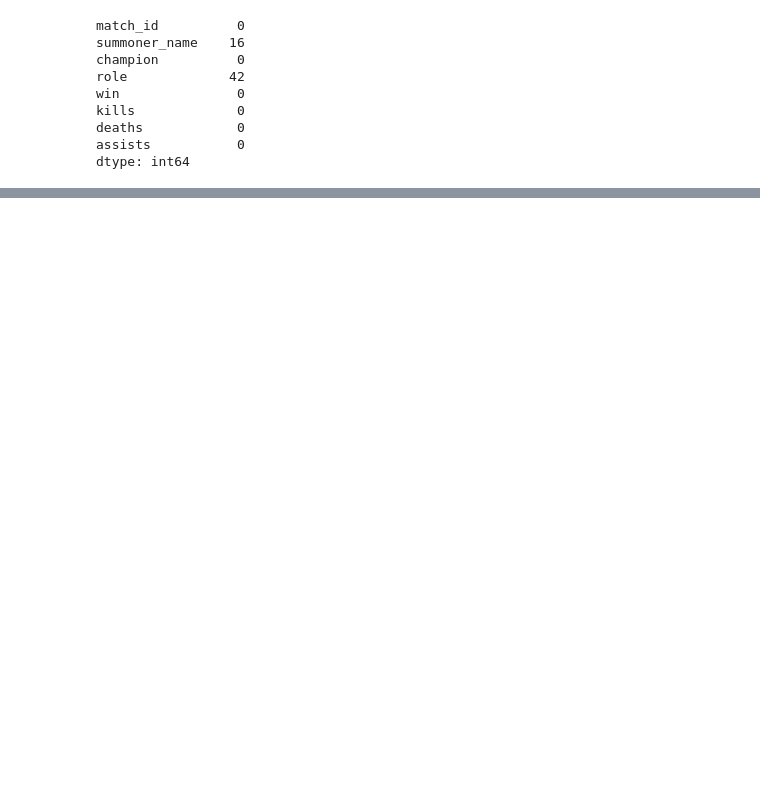
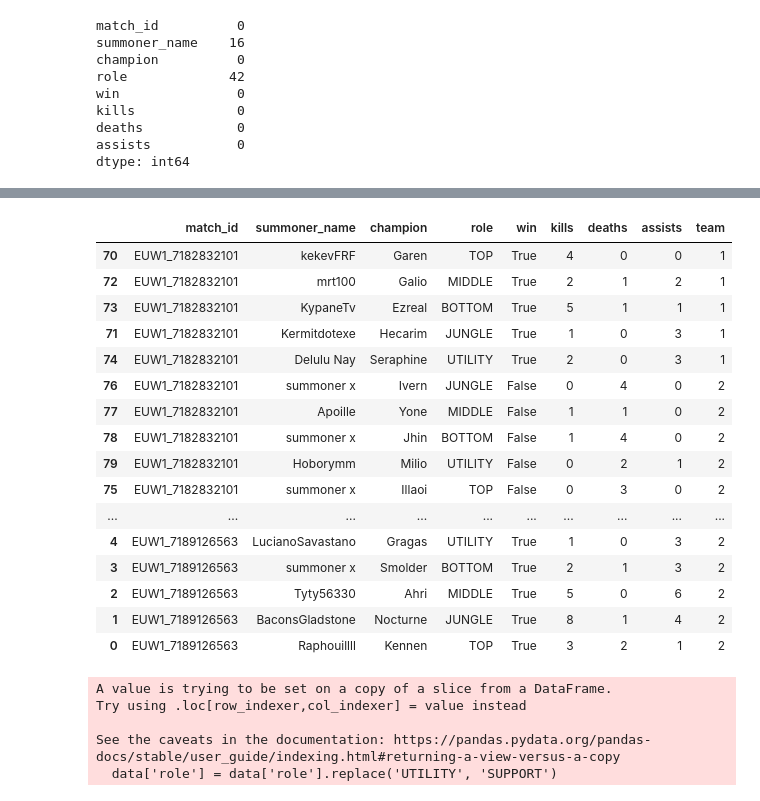
Before and after one commit to nyrouz911/lol_winrate_pred, a Jupyter notebook: notebooks/data_processing.ipynb, the cells around one changed output, grey strips where cells are left out. Drawn from its saved outputs; the diff is of its cells as text; code cells hidden in the pictures; blank space fills up the shorter version.

Commit message:
adding data_processing phase

```diff
--- a/notebooks/data_processing.ipynb
+++ b/notebooks/data_processing.ipynb
@@ -3,6 +3,6 @@
 import pandas as pd
 # %%
 #import + read csv file
-data = pd.read_csv("matches.csv")
-print(data.head())
+data = pd.read_csv("..\data\matches.csv")
+data.head()
 # %% [output]
@@ -51,3 +43,8 @@ kills             0
 deaths            0
 assists           0
 dtype: int64
+# %%
+data = data.sort_values(by=["match_id"])
+# %%
+# Assign a team column based on the index within each match_id group
+data['team'] = data.groupby('match_id').cumcount() // 5 + 1
@@ -54 +67,34 @@ dtype: int64
+# %%
+#data imputation
+data['summoner_name']=data['summoner_name'].fillna('summoner x')
+data = data.dropna(subset=['role'])
+# %%
+data
+# %% [output]
+|  | match_id | summoner_name | champion | role | win | kills | deaths | assists | team |
+| 70 | EUW1_7182832101 | kekevFRF | Garen | TOP | True | 4 | 0 | 0 | 1 |
+| 72 | EUW1_7182832101 | mrt100 | Galio | MIDDLE | True | 2 | 1 | 2 | 1 |
+| 73 | EUW1_7182832101 | KypaneTv | Ezreal | BOTTOM | True | 5 | 1 | 1 | 1 |
+| 71 | EUW1_7182832101 | Kermitdotexe | Hecarim | JUNGLE | True | 1 | 0 | 3 | 1 |
+| 74 | EUW1_7182832101 | Delulu Nay | Seraphine | UTILITY | True | 2 | 0 | 3 | 1 |
+| 76 | EUW1_7182832101 | summoner x | Ivern | JUNGLE | False | 0 | 4 | 0 | 2 |
+| 77 | EUW1_7182832101 | Apoille | Yone | MIDDLE | False | 1 | 1 | 0 | 2 |
+| 78 | EUW1_7182832101 | summoner x | Jhin | BOTTOM | False | 1 | 4 | 0 | 2 |
+| 79 | EUW1_7182832101 | Hoborymm | Milio | UTILITY | False | 0 | 2 | 1 | 2 |
+| 75 | EUW1_7182832101 | summoner x | Illaoi | TOP | False | 0 | 3 | 0 | 2 |
+| ... | ... | ... | ... | ... | ... | ... | ... | ... | ... |
+| 4 | EUW1_7189126563 | LucianoSavastano | Gragas | UTILITY | True | 1 | 0 | 3 | 2 |
+| 3 | EUW1_7189126563 | summoner x | Smolder | BOTTOM | True | 2 | 1 | 3 | 2 |
+| 2 | EUW1_7189126563 | Tyty56330 | Ahri | MIDDLE | True | 5 | 0 | 6 | 2 |
+| 1 | EUW1_7189126563 | BaconsGladstone | Nocturne | JUNGLE | True | 8 | 1 | 4 | 2 |
+| 0 | EUW1_7189126563 | Raphouillll | Kennen | TOP | True | 3 | 2 | 1 | 2 |
+# %%
+#replacing utility with support cuz what the fuck is utility?
+data['role'] = data['role'].replace('UTILITY', 'SUPPORT')
+# %% [output]
+A value is trying to be set on a copy of a slice from a DataFrame.
+Try using .loc[row_indexer,col_indexer] = value instead
+
+See the caveats in the documentation: https://pandas.pydata.org/pandas-docs/stable/user_guide/indexing.html#returning-a-view-versus-a-copy
+  data['role'] = data['role'].replace('UTILITY', 'SUPPORT')
 # %%
```
Also changed, not shown: parts of 10 cells of this notebook, 2 other files.
